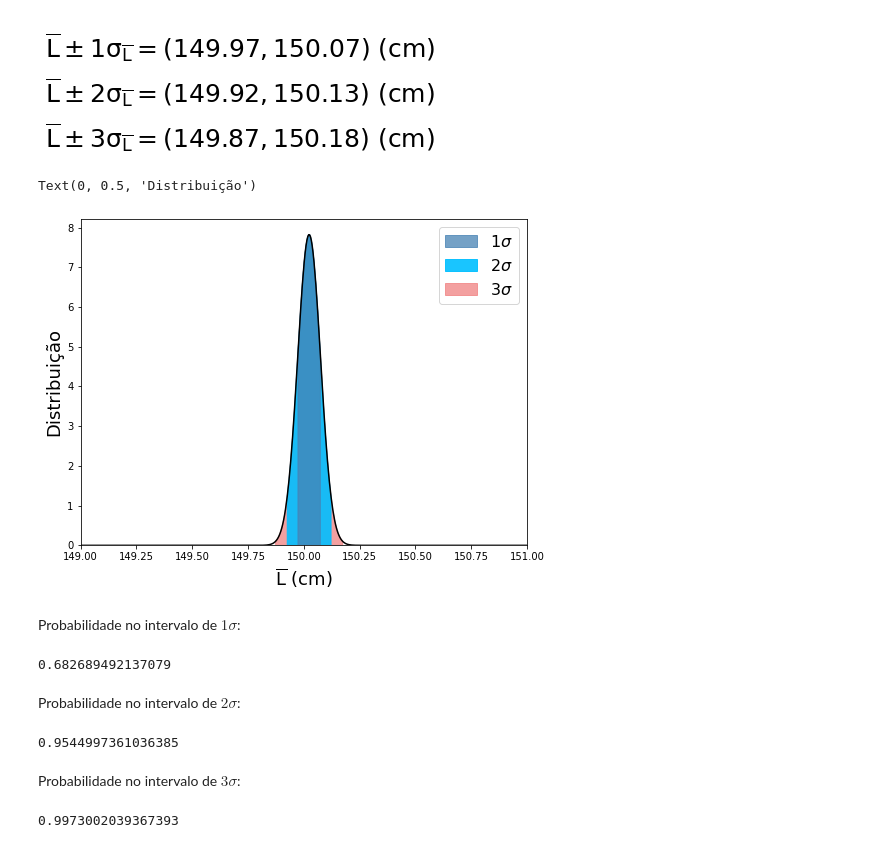
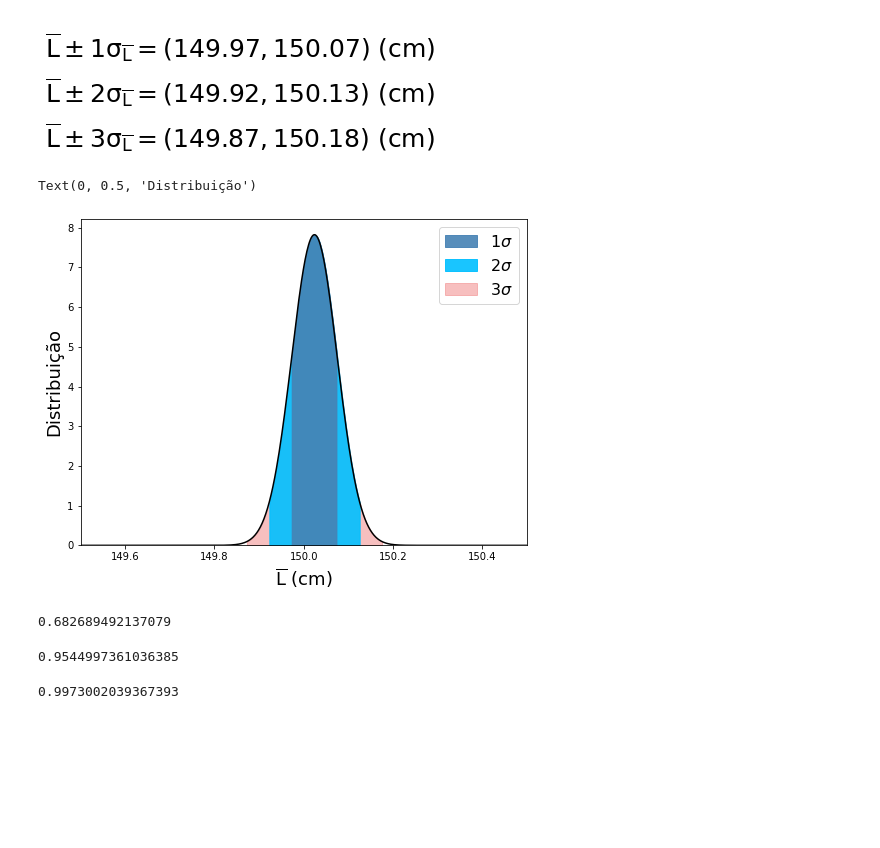
Before and after one commit to UERJ-FISICA/Fisica-Geral, a Jupyter notebook: Aula02_Estimativa_Comprimento_mesa.ipynb, the cells around one changed output. Cells and saved outputs as stored; diff of their text form; code cells hidden in the pictures; blank space fills up the shorter version.

```diff
--- a/Aula02_Estimativa_Comprimento_mesa.ipynb
+++ b/Aula02_Estimativa_Comprimento_mesa.ipynb
@@ -137,12 +112,10 @@ L = 150.02 ± 0.05 (cm)
 # %%
-x_min = 149.0
-x_max = 151.0
-
-sigma_ = erro_media_L
-rv = norm( loc=media_L, scale=sigma_ )
+from scipy.stats import norm
+rv = norm( loc=media_L, scale=erro_media_L )
 
 fig = plt.figure( figsize=(8,6) )
-
+x_min = 149.50
+x_max = 150.50
 X = np.linspace( x_min, x_max, 500 )
 
 plt.plot( X, rv.pdf( X ), 'k-' )
@@ -179,44 +152,40 @@ Text(0.0, 0.05, '$\\overline{\\rm{L}} \\pm 3\\sigma_{\\overline{\\rm{L}}} = (149
 [figure]
 # %%
 fig = plt.figure( figsize=(8,6) )
-
 X_1sigma = X[ (X >= media_menos_1sigma) & (X <= media_mais_1sigma) ]
 X_2sigma = X[ (X >= media_menos_2sigma) & (X <= media_mais_2sigma) ]
 X_3sigma = X[ (X >= media_menos_3sigma) & (X <= media_mais_3sigma) ]
 
 plt.plot( X, rv.pdf( X ), 'k-' )
-plt.fill( np.concatenate( ( [ X_3sigma[0] ], X_3sigma, [ X_3sigma[-1] ] ) ), np.concatenate( ( [ 0. ], rv.pdf( X_3sigma ), [ 0. ] ) ), color="lightcoral", alpha=0.75, label=r"$3\sigma$" )
-plt.fill( np.concatenate( ( [ X_2sigma[0] ], X_2sigma, [ X_2sigma[-1] ] ) ), np.concatenate( ( [ 0. ], rv.pdf( X_2sigma ), [ 0. ] ) ), color="deepskyblue", alpha=0.90, label=r"$2\sigma$" )
-plt.fill( np.concatenate( ( [ X_1sigma[0] ], X_1sigma, [ X_1sigma[-1] ] ) ), np.concatenate( ( [ 0. ], rv.pdf( X_1sigma ), [ 0. ] ) ), color="steelblue", alpha=0.75, label=r"$1\sigma$" )
+# plt.fill( np.concatenate( ( [ X_3sigma[0] ], X_3sigma, [ X_3sigma[-1] ] ) ), np.concatenate( ( [ 0. ], rv.pdf( X_3sigma ), [ 0. ] ) ), color="lightcoral", alpha=0.75, label=r"$3\sigma$" )
+# plt.fill( np.concatenate( ( [ X_2sigma[0] ], X_2sigma, [ X_2sigma[-1] ] ) ), np.concatenate( ( [ 0. ], rv.pdf( X_2sigma ), [ 0. ] ) ), color="deepskyblue", alpha=0.90, label=r"$2\sigma$" )
+# plt.fill( np.concatenate( ( [ X_1sigma[0] ], X_1sigma, [ X_1sigma[-1] ] ) ), np.concatenate( ( [ 0. ], rv.pdf( X_1sigma ), [ 0. ] ) ), color="steelblue", alpha=0.75, label=r"$1\sigma$" )
+plt.fill_between( X_3sigma, 0., rv.pdf( X_3sigma ), color="lightcoral", alpha=0.50, label=r"$3\sigma$" )
+plt.fill_between( X_2sigma, 0., rv.pdf( X_2sigma ), color="deepskyblue", alpha=0.90, label=r"$2\sigma$" )
+plt.fill_between( X_1sigma, 0., rv.pdf( X_1sigma ), color="steelblue", alpha=0.90, label=r"$1\sigma$" )
+# plt.legend( loc='best', fontsize=16 )
 handles, labels = plt.gca().get_legend_handles_labels()
 order_ = [ 2, 1, 0 ]
 handles_new = [ handles[idx_] for idx_ in order_ ]
 labels_new = [ labels[idx_] for idx_ in order_ ]
 #plt.legend( loc='best', fontsize=16 )
 plt.legend( handles_new, labels_new, loc='best', fontsize=16 )
 
 plt.xlim( x_min, x_max )
 plt.ylim( bottom=0. )
-#plt.yscale( 'log' )
 plt.xlabel( r"$\overline{\rm{L}}$ (cm)", fontsize=18 )
 plt.ylabel( "Distribuição", fontsize=18 )
 # %% [output]
 Text(0, 0.5, 'Distribuição')
-[figure, old version]
+[figure, new version]
-# %% [markdown]
-Probabilidade no intervalo de $1\sigma$:
 # %%
 rv.cdf( media_mais_1sigma ) - rv.cdf( media_menos_1sigma )
 # %% [output]
 0.682689492137079
-# %% [markdown]
-Probabilidade no intervalo de $2\sigma$:
 # %%
 rv.cdf( media_mais_2sigma ) - rv.cdf( media_menos_2sigma )
 # %% [output]
 0.9544997361036385
-# %% [markdown]
-Probabilidade no intervalo de $3\sigma$:
 # %%
 rv.cdf( media_mais_3sigma ) - rv.cdf( media_menos_3sigma )
 # %% [output]
```
Also changed, not shown: parts of 10 cells of this notebook.
